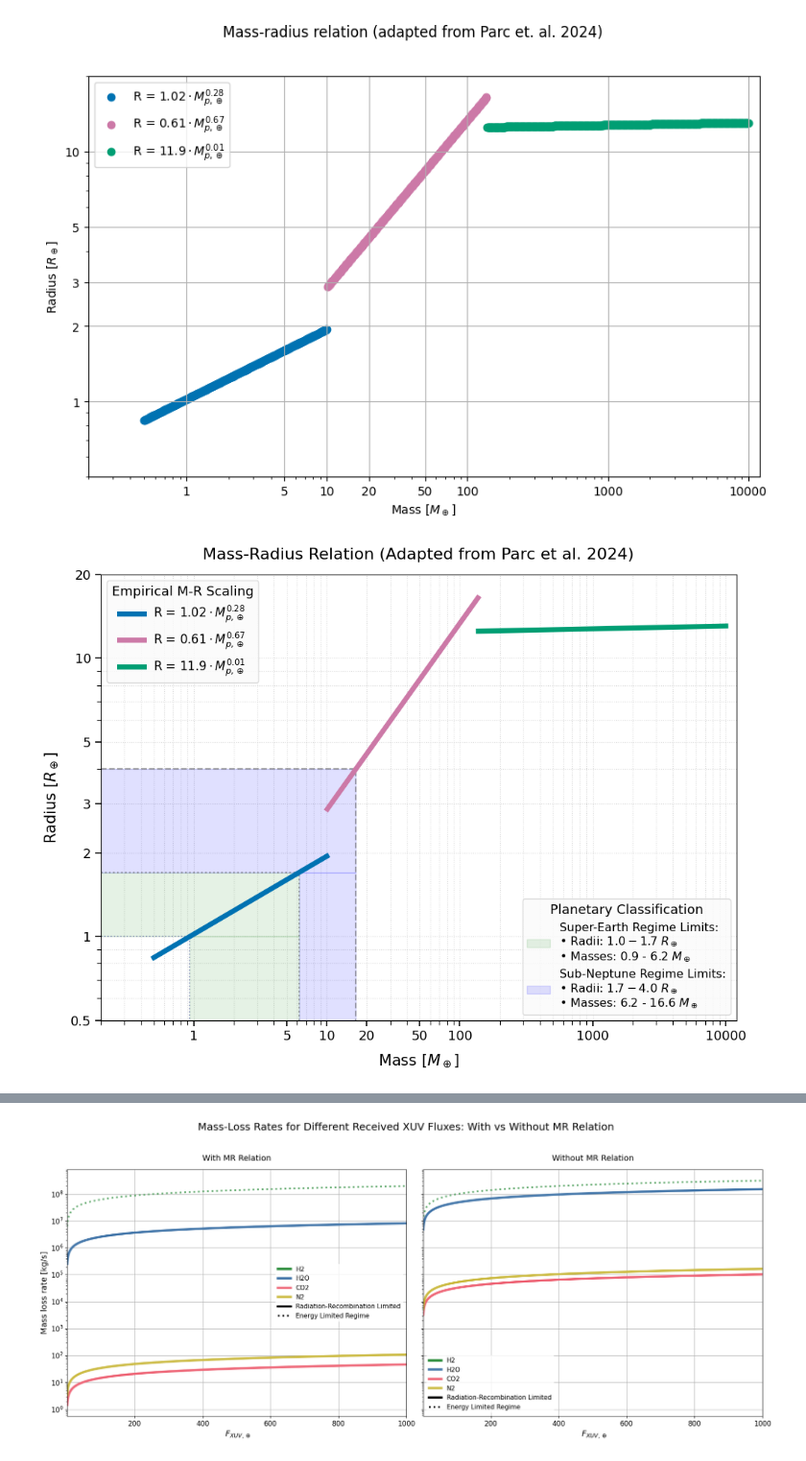
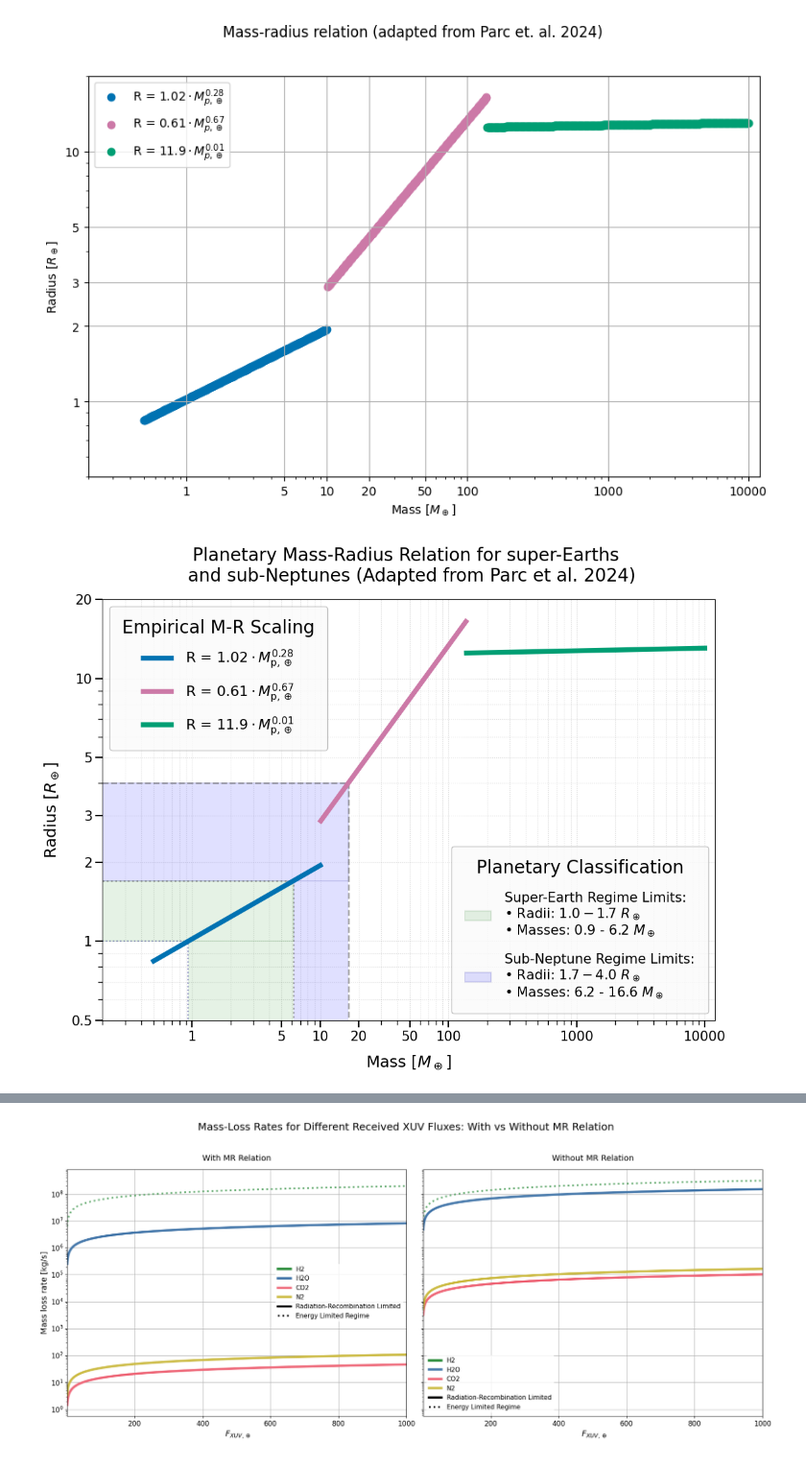
Before and after one commit to FormingWorlds/BScProjectAtmosphericEscape, a Jupyter notebook: plots/results_safari.ipynb, the cells around one changed output, grey strips where cells are left out. Shown at 96% size. Saved outputs shown, nothing was run; the diff lists cells and outputs as text; code cells hidden in the pictures.

```diff
--- a/plots/results_safari.ipynb
+++ b/plots/results_safari.ipynb
@@ -473,7 +493,7 @@ plt.close(fig)
 # %% [output]
 [figure]
 # %%
-fig, ax = plt.subplots(1, 1, figsize=(10, 7.5))
+fig, ax = plt.subplots(1, 1, figsize=(11, 8.5)) # Slightly expanded width to balance large boxes
 
 # Setting up the masses and radii we want to plot the relation of
 R_earth = 6371000 #[m] mean earth radius
@@ -490,15 +510,16 @@ x_min, x_max = 0.2, 12000
 y_min, y_max = 0.5, 20
 
 # --- SHADING THE L-SHAPED SUPER-EARTH REGION ---
+# FIXED: Changed 'darkgeometry' to 'darkgreen'
 se_horiz_box = patches.Polygon([
     [x_min, 1.0], [mass_at_1_7, 1.0],
     [mass_at_1_7, 1.7], [x_min, 1.7]
-], closed=True, color='green', alpha=0.10, zorder=1)
+], closed=True, facecolor='green', alpha=0.10, edgecolor='darkgreen', linewidth=1.5, zorder=1)
 
 se_vert_box = patches.Polygon([
     [mass_at_1_0, y_min], [mass_at_1_7, y_min],
     [mass_at_1_7, 1.0], [mass_at_1_0, 1.0]
-], closed=True, color='green', alpha=0.10, zorder=1)
+], closed=True, facecolor='green', alpha=0.10, edgecolor='none', zorder=1)
 
 ax.add_patch(se_horiz_box)
 ax.add_patch(se_vert_box)
@@ -507,12 +528,12 @@ ax.add_patch(se_vert_box)
 sn_horiz_box = patches.Polygon([
     [x_min, 1.7], [mass_at_4_0, 1.7],
     [mass_at_4_0, 4.0], [x_min, 4.0]
-], closed=True, color='blue', alpha=0.12, zorder=1)
+], closed=True, facecolor='blue', alpha=0.12, edgecolor='darkblue', linewidth=1.5, zorder=1)
 
 sn_vert_box = patches.Polygon([
     [mass_at_1_7, y_min], [mass_at_4_0, y_min],
     [mass_at_4_0, 1.7], [mass_at_1_7, 1.7]
-], closed=True, color='blue', alpha=0.12, zorder=1)
+], closed=True, facecolor='blue', alpha=0.12, edgecolor='none', zorder=1)
 
 ax.add_patch(sn_horiz_box)
 ax.add_patch(sn_vert_box)
@@ -522,21 +543,20 @@ low_mass_mask = MR_masses < 10
 intermediate_mass_mask = (MR_masses >= 10) & (MR_masses < 138)
 high_mass_mask = MR_masses >= 138
 
-# Assigned these lines to variables so we can explicitly group them into Legend 1
 line1, = ax.plot(MR_masses[low_mass_mask], radii[low_mass_mask],
-                 label='R = $1.02 \cdot M_{{p,\oplus}}^{0.28}$', color='#0072b2', lw=5.0, zorder=3)
+                 label=r'R = $1.02 \cdot M_{\mathrm{p},\oplus}^{0.28}$', color='#0072b2', lw=5.5, zorder=3)
 line2, = ax.plot(MR_masses[intermediate_mass_mask], radii[intermediate_mass_mask],
-                 label='R = $0.61 \cdot M_{{p,\oplus}}^{0.67}$', color='#cc79a7', lw=5.0, zorder=3)
+                 label=r'R = $0.61 \cdot M_{\mathrm{p},\oplus}^{0.67}$', color='#cc79a7', lw=5.5, zorder=3)
 line3, = ax.plot(MR_masses[high_mass_mask], radii[high_mass_mask],
-                 label='R = $11.9 \cdot M_{{p,\oplus}}^{0.01}$', color='#009e73', lw=5.0, zorder=3)
+                 label=r'R = $11.9 \cdot M_{\mathrm{p},\oplus}^{0.01}$', color='#009e73', lw=5.5, zorder=3)
 
 # --- VISUAL BOUNDARY CORNERS ---
 ax.plot([x_min, mass_at_1_0, mass_at_1_0], [1.0, 1.0, y_min],
-        color='navy', linestyle=':', alpha=0.4, lw=1.2, zorder=2)
+        color='navy', linestyle=':', alpha=0.4, lw=1.5, zorder=2)
 ax.plot([x_min, mass_at_1_7, mass_at_1_7], [1.7, 1.7, y_min],
-        color='dimgray', linestyle=':', alpha=0.6, lw=1.5, zorder=2)
+        color='dimgray', linestyle=':', alpha=0.6, lw=1.8, zorder=2)
 ax.plot([x_min, mass_at_4_0, mass_at_4_0], [4.0, 4.0, y_min],
-        color='dimgray', linestyle='--', alpha=0.6, lw=1.5, zorder=2)
+        color='dimgray', linestyle='--', alpha=0.6, lw=1.8, zorder=2)
 
 # --- AXIS SCALES & BOUNDS ---
 ax.set_xscale('log')
@@ -545,58 +565,61 @@ ax.set_xlim(x_min, x_max)
 ax.set_ylim(y_min, y_max)
 
 # --- GRAPHICS CLEANUP & TYPOGRAPHY ---
-ax.set_title('Mass-Radius Relation (Adapted from Parc et al. 2024)', fontsize=16, pad=15)
-ax.set_xlabel('Mass [$M_\oplus$]', fontsize=15, labelpad=10)
-ax.set_ylabel('Radius [$R_\oplus$]', fontsize=15, labelpad=10)
+ax.set_title('Planetary Mass-Radius Relation for super-Earths \n and sub-Neptunes (Adapted from Parc et al. 2024)', fontsize=20, pad=20)
+ax.set_xlabel(r'Mass [$M_\oplus$]', fontsize=18, labelpad=12)
+ax.set_ylabel(r'Radius [$R_\oplus$]', fontsize=18, labelpad=12)
 
 x_ticks = [1, 5, 10, 20, 50, 100, 1000, 10000]
 ax.set_xticks(x_ticks, labels=[str(x) for x in x_ticks])
 y_ticks = [0.5, 1, 2, 3, 5, 10, 20]
 ax.set_yticks(y_ticks, labels=[str(y) for y in y_ticks])
 
-ax.tick_params(axis='both', which='major', labelsize=13, length=6, width=1.2)
-ax.tick_params(axis='both', which='minor', labelsize=10, length=4, width=0.8)
+ax.tick_params(axis='both', which='major', labelsize=15, length=8, width=1.5)
+ax.tick_params(axis='both', which='minor', labelsize=13, length=5, width=1.0)
 
 ax.grid(True, which='both', linestyle=':', alpha=0.3, color='gray', zorder=0)
 ax.set_axisbelow(True)
 
 # --- CUSTOM MULTI-LINE LEGEND TEXT GENERATION ---
 se_legend_label = (f'Super-Earth Regime Limits:\n'
                    f'• Radii: $1.0 - 1.7\ R_\oplus$\n'
                    f'• Masses: {mass_at_1_0:.1f} - {mass_at_1_7:.1f} $M_\oplus$')
 se_horiz_box.set_label(se_legend_label)
 
 sn_legend_label = (f'Sub-Neptune Regime Limits:\n'
                    f'• Radii: $1.7 - 4.0\ R_\oplus$\n'
                    f'• Masses: {mass_at_1_7:.1f} - {mass_at_4_0:.1f} $M_\oplus$')
 sn_horiz_box.set_label(sn_legend_label)
 
 
 # =============================================================================
-# FIXED: SPLITTING THE LEGENDS INTO TWO INDEPENDENT BOXES
+# OPTIMIZED: ULTRA-LARGE LEGEND BOX PLACEMENTS WITH COMPACT INTERIOR SPACING
 # =============================================================================
 
-# Legend 1: Equations (Placed in Upper Left)
+# Legend 1: Equations (Placed in Upper Left with bumped spacing properties)
 legend1 = ax.legend(handles=[line1, line2, line3], title="Empirical M-R Scaling",
-                    fontsize=12, title_fontsize=13, loc='upper left',
-                    frameon=True, facecolor='#fbfbfb', edgecolor='#d3d3d3')
+                    fontsize=16, title_fontsize=20, loc='upper left',
+                    borderpad=0.9, labelspacing=0.8, handletextpad=1.0,
+                    frameon=True, facecolor='#fbfbfb', edgecolor='#b0b0b0')
 
-# Crucial Step: Add Legend 1 manually as a persistent artist so the next call won't wipe it out
+# Add Legend 1 manually as a persistent artist so the next call won't overwrite it
 ax.add_artist(legend1)
 
-# Legend 2: Demographic Zones (Placed safely in Lower Right where there is empty space)
+# Legend 2: Demographic Zones (Placed in Lower Right with matching spacing formats)
 legend2 = ax.legend(handles=[se_horiz_box, sn_horiz_box], title="Planetary Classification",
-                    fontsize=11.5, title_fontsize=13, loc='lower right',
-                    frameon=True, facecolor='#fbfbfb', edgecolor='#d3d3d3')
+                    fontsize=15, title_fontsize=20, loc='lower right',
+                    borderpad=1.0, labelspacing=1.1, handletextpad=1.0,
+                    frameon=True, facecolor='#fbfbfb', edgecolor='#b0b0b0')
+
 
 # =============================================================================
 
 plt.tight_layout()
-#plt.savefig('Keepers/MR_relation_improved.png', dpi=300)
+plt.savefig('Keepers/MR_relation_improved.png', dpi=300)
 plt.show()
 plt.close(fig)
 # %% [output]
-[figure, old version]
+[figure, new version]
 # %%
 ### Want to see how the gravitational well changes with the MR relation ###
 
```
Also changed, not shown: parts of 6 cells of this notebook.
